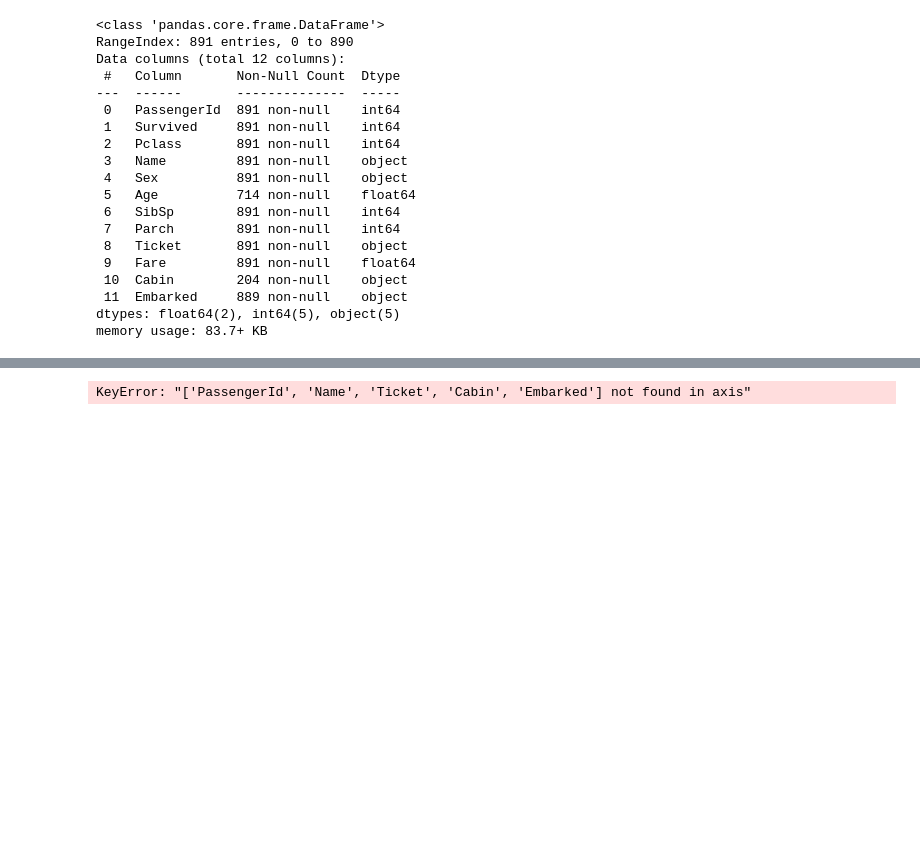
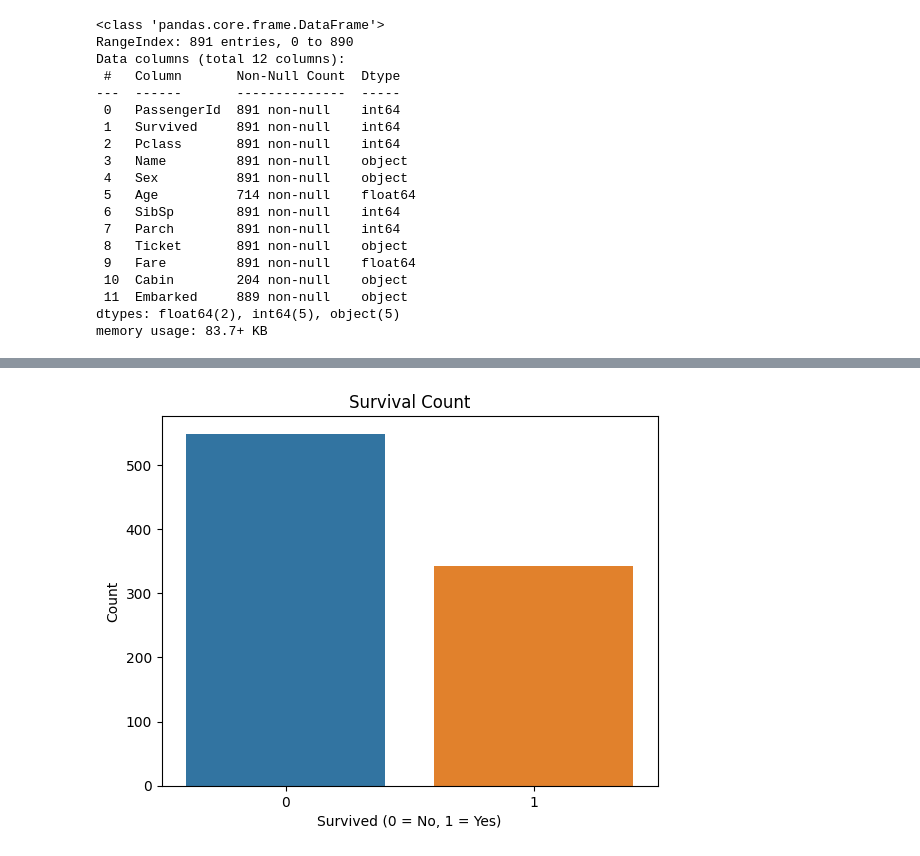
Before and after one commit to lunatic-bot/MLPracticeExercises, a Jupyter notebook: Titanic/titanic.ipynb, the cells around one changed output, grey strips where cells are left out. Saved outputs shown, nothing was run; the diff lists cells and outputs as text; code cells hidden in the pictures; blank space fills up the shorter version.

```diff
--- a/Titanic/titanic.ipynb
+++ b/Titanic/titanic.ipynb
@@ -113,9 +113,12 @@ train_data.describe(include='all')
 | 50% | 446.000000 | 0.000000 | 3.000000 | NaN | NaN | 28.000000 | 0.000000 | 0.000000 | NaN | 14.454200 | ... |
 | 75% | 668.500000 | 1.000000 | 3.000000 | NaN | NaN | 38.000000 | 1.000000 | 0.000000 | NaN | 31.000000 | ... |
 | max | 891.000000 | 1.000000 | 3.000000 | NaN | NaN | 80.000000 | 8.000000 | 6.000000 | NaN | 512.329200 | ... |
-# %%
-train_data.drop(columns=['PassengerId', 'Name', 'Ticket', 'Cabin', 'Embarked'], inplace=True)
-
-train_data.head()
-# %% [output]
-KeyError: "['PassengerId', 'Name', 'Ticket', 'Cabin', 'Embarked'] not found in axis"
+# %%
+# Visualize survival rates
+sns.countplot(x = 'Survived', data = train_data)
+plt.title('Survival Count')
+plt.xlabel('Survived (0 = No, 1 = Yes)')
+plt.ylabel('Count')
+plt.show()
+# %% [output]
+[figure, added]
```
Also changed, not shown: parts of 6 cells of this notebook.
